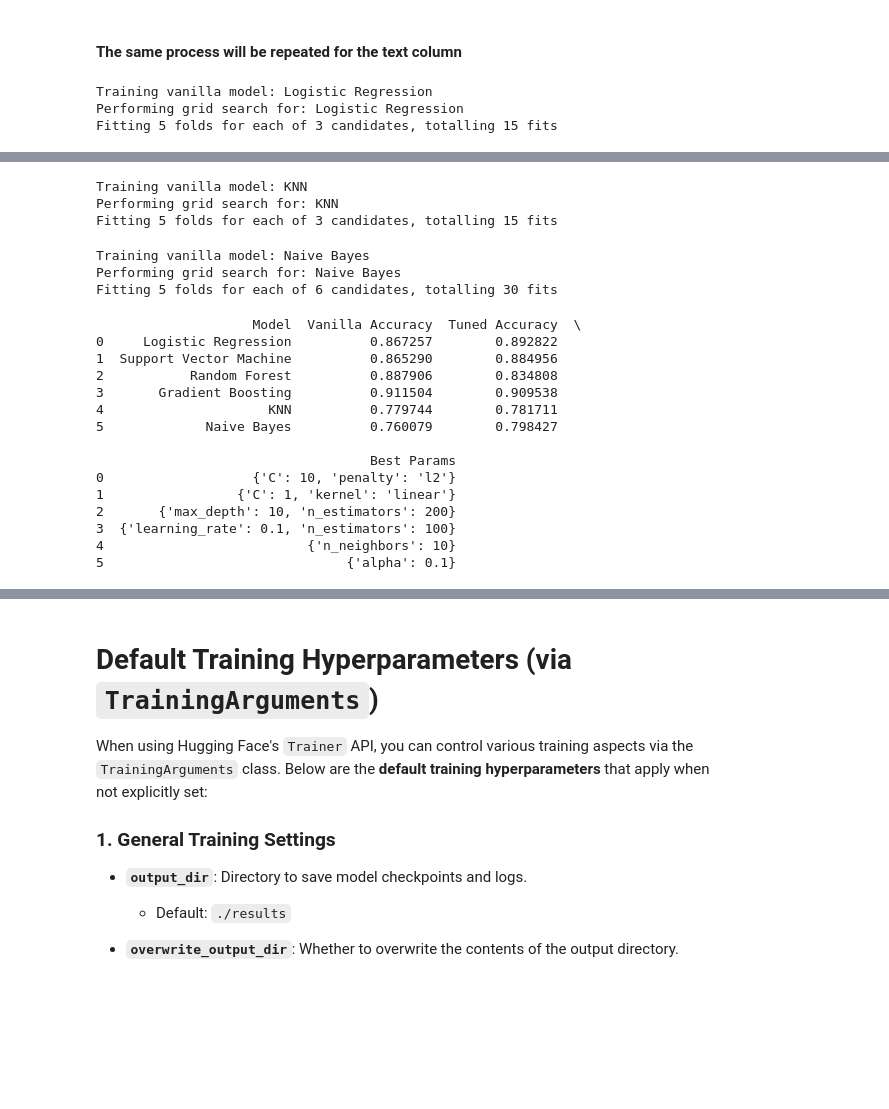
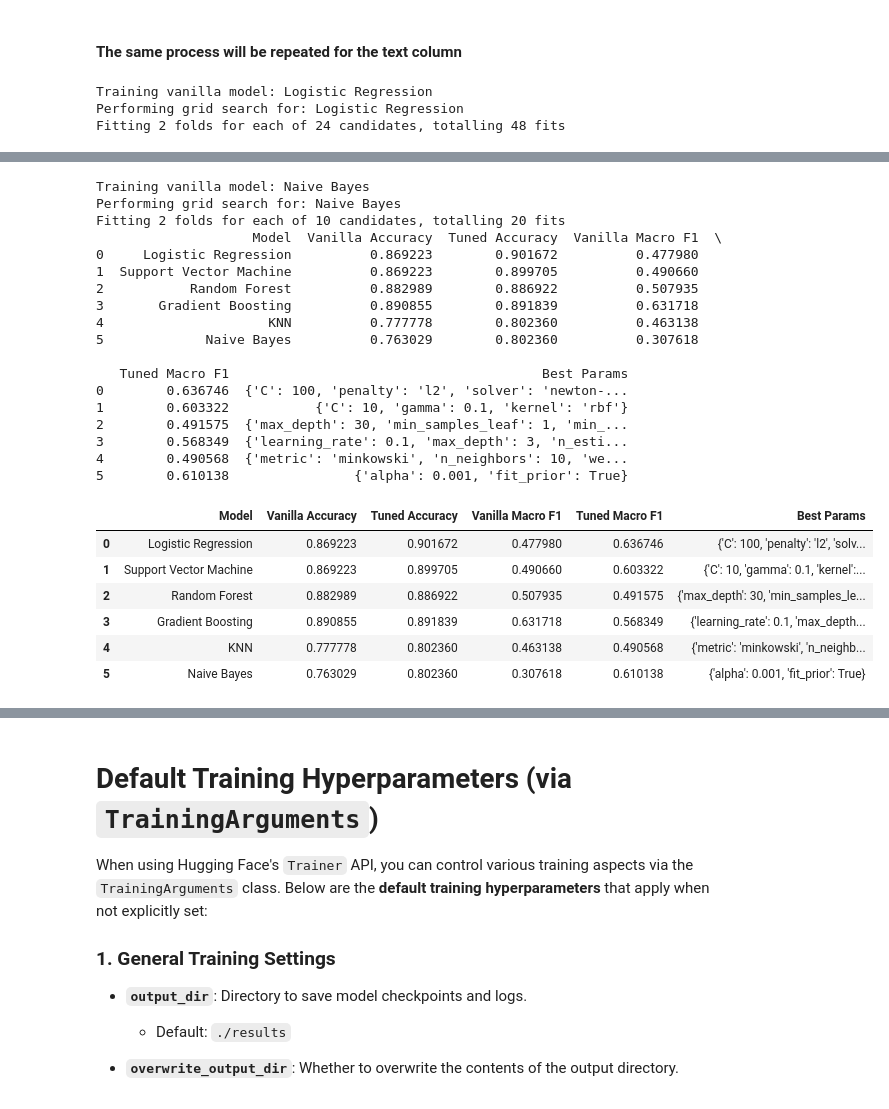
Before and after one commit to NicholasVitsentzatos/Food-Hazard-Detection-Challenge, a Jupyter notebook: PDS 2nd Assignment/Food_Hazard_Detection_Challenge.ipynb, the cells around one changed output, grey strips where cells are left out. Drawn from its saved outputs; the diff is of its cells as text; code cells hidden in the pictures; blank space fills up the shorter version.

```diff
--- a/PDS 2nd Assignment/Food_Hazard_Detection_Challenge.ipynb
+++ b/PDS 2nd Assignment/Food_Hazard_Detection_Challenge.ipynb
@@ -740,5 +766,0 @@ results_df
-# %%
-# Convert results to DataFrame for comparison
-accuracy_and_parameters_columns = [{'Model':model_details['Model'], 'Vanilla Accuracy':model_details['Vanilla Accuracy'], 'Tuned Accuracy':model_details['Tuned Accuracy'], 'Best Params':model_details['Best Params']} for model_details in results]
-results_df = pd.DataFrame(accuracy_and_parameters_columns)
-results_df
@@ -806,23 +819,30 @@ def run_benchmark_for_basic_ml_algorithms(x_column, y_column):
         model.fit(X_train_tfidf, y_train)
         vanilla_pred = model.predict(X_test_tfidf)
         vanilla_score = model.score(X_test_tfidf, y_test)
-        vanilla_report = classification_report(y_test, vanilla_pred, zero_division=0)
+        vanilla_report = classification_report(y_test, vanilla_pred, zero_division=1)   # zero_division=1 to assign a value of 1.0 to the metric when no predicted samples exist for a class. This approach might be appropriate to avoid penalizing the model.
+
+        # # Calculate Macro F1 score for the vanilla model
+        vanilla_f1 = f1_score(y_test, vanilla_pred, average='macro', zero_division=1)
+        vanilla_report = classification_report(y_test, vanilla_pred, zero_division=1)
 
         # Perform grid search for hyperparameter tuning if applicable
         if param_grid.get(model_name):
             print(f"Performing grid search for: {model_name}")
-            grid_search = GridSearchCV(model, param_grid[model_name], cv=5, n_jobs=-1, verbose=1)
+            grid_search = GridSearchCV(model, param_grid[model_name], cv=2, n_jobs=-1, verbose=1)   # cv=2: The least populated class in y has only 2 members
             grid_search.fit(X_train_tfidf, y_train)
             best_model = grid_search.best_estimator_
             tuned_pred = best_model.predict(X_test_tfidf)
+            tuned_f1 = f1_score(y_test, tuned_pred, average='macro', zero_division=1)
             tuned_score = best_model.score(X_test_tfidf, y_test)
-            tuned_report = classification_report(y_test, tuned_pred, zero_division=0)
+            tuned_report = classification_report(y_test, tuned_pred, zero_division=1)
 
             # Add results for comparison
             results.append({
                 "Model": model_name,
                 "Vanilla Accuracy": vanilla_score,
                 "Tuned Accuracy": tuned_score,
+                "Vanilla Macro F1": vanilla_f1,
+                "Tuned Macro F1": tuned_f1,
                 "Vanilla Report": vanilla_report,
                 "Tuned Report": tuned_report,
                 "Best Params": grid_search.best_params_
@@ -833,20 +853,23 @@ def run_benchmark_for_basic_ml_algorithms(x_column, y_column):
                 "Model": model_name,
                 "Vanilla Accuracy": vanilla_score,
                 "Tuned Accuracy": vanilla_score,
+                "Vanilla Macro F1": vanilla_f1,
+                "Tuned Macro F1": vanilla_f1,  # Same if no tuning
                 "Vanilla Report": vanilla_report,
                 "Tuned Report": vanilla_report,
                 "Best Params": "N/A"
             })
 
-    # Convert results to DataFrame for comparison
-    accuracy_and_parameters_columns = [{'Model':model_details['Model'], 'Vanilla Accuracy':model_details['Vanilla Accuracy'], 'Tuned Accuracy':model_details['Tuned Accuracy'], 'Best Params':model_details['Best Params']} for model_details in results]
-    results_df = pd.DataFrame(accuracy_and_parameters_columns)
-    print(results_df)
 
     return results
+# %%
+def show_results(results):
+    accuracy_and_parameters_columns = [{'Model':model_details['Model'], 'Vanilla Accuracy':model_details['Vanilla Accuracy'], 'Tuned Accuracy':model_details['Tuned Accuracy'], 'Vanilla Macro F1':model_details['Vanilla Macro F1'], 'Tuned Macro F1':model_details['Tuned Macro F1'], 'Best Params':model_details['Best Params']} for model_details in results]
+    return pd.DataFrame(accuracy_and_parameters_columns)
 # %%
 results = run_benchmark_for_basic_ml_algorithms(x_column= 'clean-text', y_column= 'hazard-category' )
+show_results(results)
 # %% [output]
 Training vanilla model: Logistic Regression
 Performing grid search for: Logistic Regression
-Fitting 5 folds for each of 3 candidates, totalling 15 fits
+Fitting 2 folds for each of 24 candidates, totalling 48 fits
@@ -862,24 +922,28 @@ Fitting 5 folds for each of 6 candidates, totalling 30 fits
-Training vanilla model: KNN
-Performing grid search for: KNN
-Fitting 5 folds for each of 3 candidates, totalling 15 fits
+Training vanilla model: Naive Bayes
+Performing grid search for: Naive Bayes
+Fitting 2 folds for each of 10 candidates, totalling 20 fits
+                    Model  Vanilla Accuracy  Tuned Accuracy  Vanilla Macro F1  \
+0     Logistic Regression          0.869223        0.901672          0.477980
+1  Support Vector Machine          0.869223        0.899705          0.490660
+2           Random Forest          0.882989        0.886922          0.507935
+3       Gradient Boosting          0.890855        0.891839          0.631718
+4                     KNN          0.777778        0.802360          0.463138
+5             Naive Bayes          0.763029        0.802360          0.307618
+
+   Tuned Macro F1                                        Best Params
+0        0.636746  {'C': 100, 'penalty': 'l2', 'solver': 'newton-...
+1        0.603322           {'C': 10, 'gamma': 0.1, 'kernel': 'rbf'}
+2        0.491575  {'max_depth': 30, 'min_samples_leaf': 1, 'min_...
+3        0.568349  {'learning_rate': 0.1, 'max_depth': 3, 'n_esti...
+4        0.490568  {'metric': 'minkowski', 'n_neighbors': 10, 'we...
+5        0.610138                {'alpha': 0.001, 'fit_prior': True}
-Training vanilla model: Naive Bayes
-Performing grid search for: Naive Bayes
-Fitting 5 folds for each of 6 candidates, totalling 30 fits
-                    Model  Vanilla Accuracy  Tuned Accuracy  \
-0     Logistic Regression          0.867257        0.892822
-1  Support Vector Machine          0.865290        0.884956
-2           Random Forest          0.887906        0.834808
-3       Gradient Boosting          0.911504        0.909538
-4                     KNN          0.779744        0.781711
-5             Naive Bayes          0.760079        0.798427
-
-                                   Best Params
-0                   {'C': 10, 'penalty': 'l2'}
-1                 {'C': 1, 'kernel': 'linear'}
-2       {'max_depth': 10, 'n_estimators': 200}
-3  {'learning_rate': 0.1, 'n_estimators': 100}
-4                          {'n_neighbors': 10}
-5                               {'alpha': 0.1}
+|  | Model | Vanilla Accuracy | Tuned Accuracy | Vanilla Macro F1 | Tuned Macro F1 | Best Params |
+| 0 | Logistic Regression | 0.869223 | 0.901672 | 0.477980 | 0.636746 | {'C': 100, 'penalty': 'l2', 'solv... |
+| 1 | Support Vector Machine | 0.869223 | 0.899705 | 0.490660 | 0.603322 | {'C': 10, 'gamma': 0.1, 'kernel':... |
+| 2 | Random Forest | 0.882989 | 0.886922 | 0.507935 | 0.491575 | {'max_depth': 30, 'min_samples_le... |
+| 3 | Gradient Boosting | 0.890855 | 0.891839 | 0.631718 | 0.568349 | {'learning_rate': 0.1, 'max_depth... |
+| 4 | KNN | 0.777778 | 0.802360 | 0.463138 | 0.490568 | {'metric': 'minkowski', 'n_neighb... |
+| 5 | Naive Bayes | 0.763029 | 0.802360 | 0.307618 | 0.610138 | {'alpha': 0.001, 'fit_prior': True} |
 # %% [markdown]
 ### Summary
 
```
Also changed, not shown: parts of 51 cells of this notebook.
